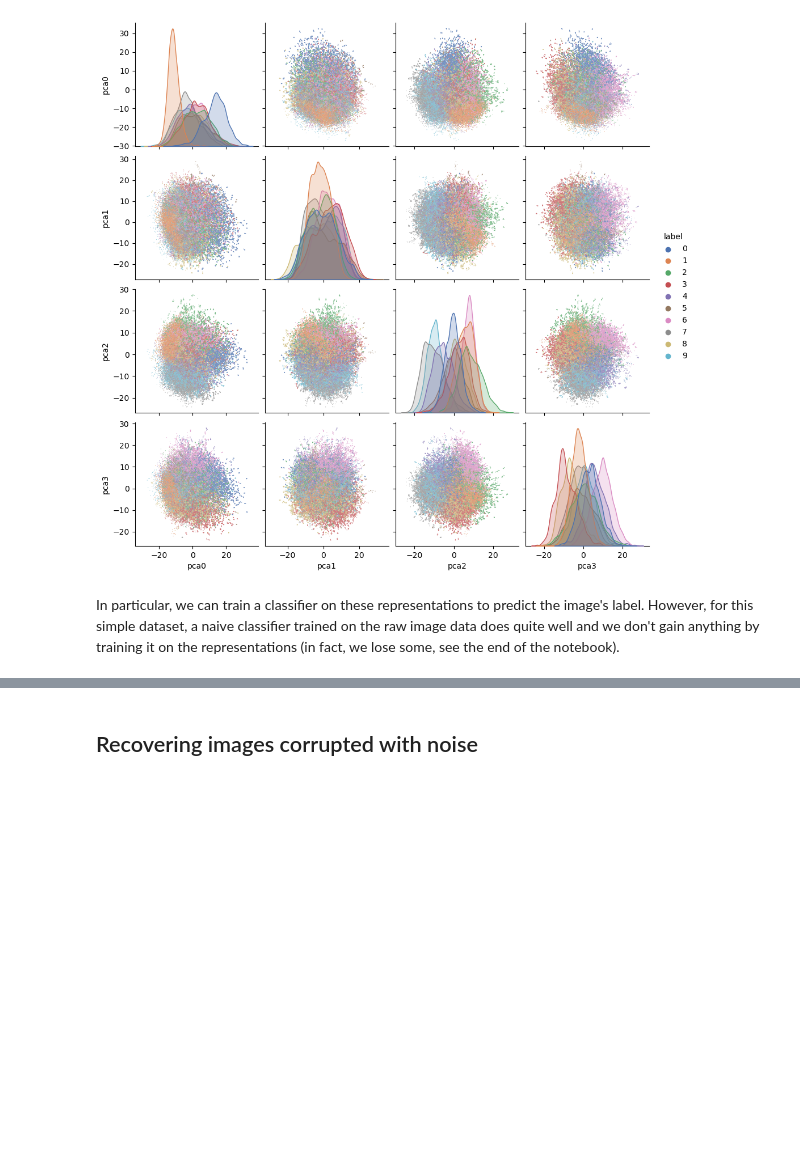
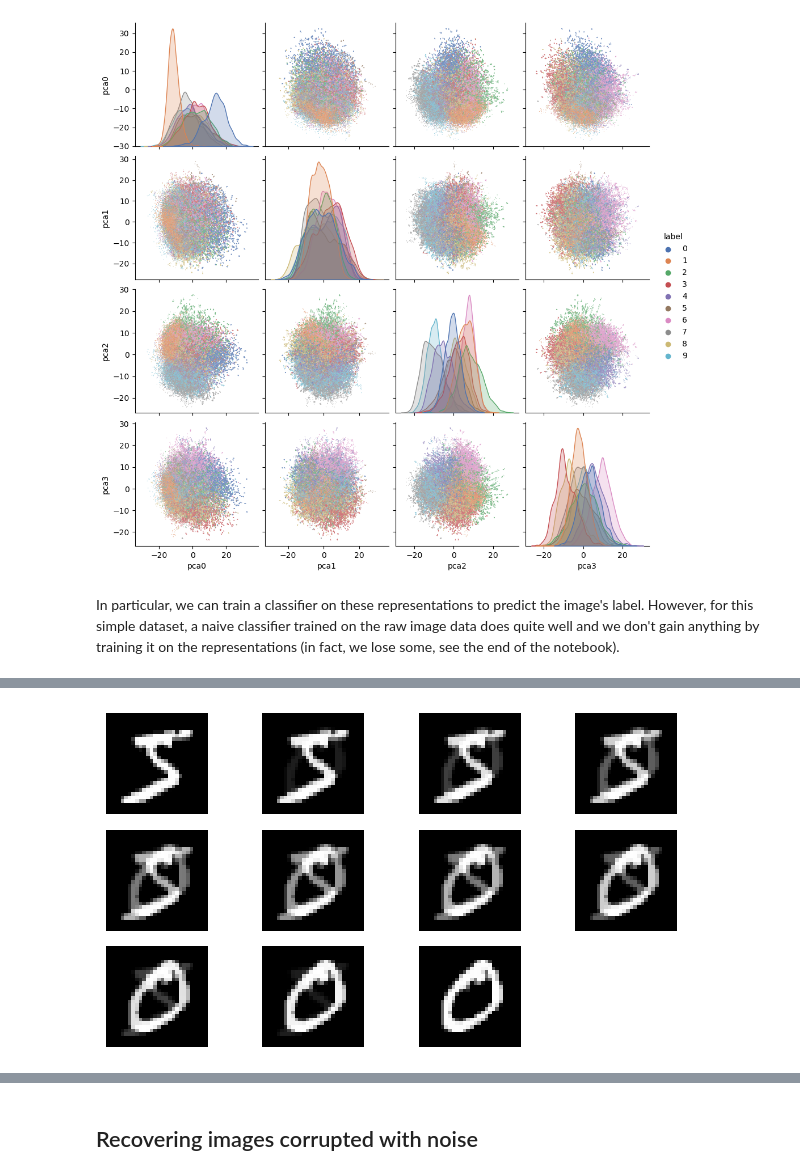
Before and after one commit to juankuntz/LPAE, a Jupyter notebook: notebooks/MNIST_tutorial.ipynb, the cells around one changed output, grey strips where cells are left out. Drawn from its saved outputs; the diff is of its cells as text; code cells hidden in the pictures; blank space fills up the shorter version.

```diff
--- a/notebooks/MNIST_tutorial.ipynb
+++ b/notebooks/MNIST_tutorial.ipynb
@@ -235,0 +247,5 @@ In particular, we can train a classifier on these representations to predict the
+# %%
+i, j = 0, 1
+plot_images(tf.stack([(1 - t) * x[i] + t * x[j] for t in np.linspace(0, 1, 11)]))
+# %% [output]
+[figure, added]
```
Also changed, not shown: parts of 20 cells of this notebook, 1 other file.
